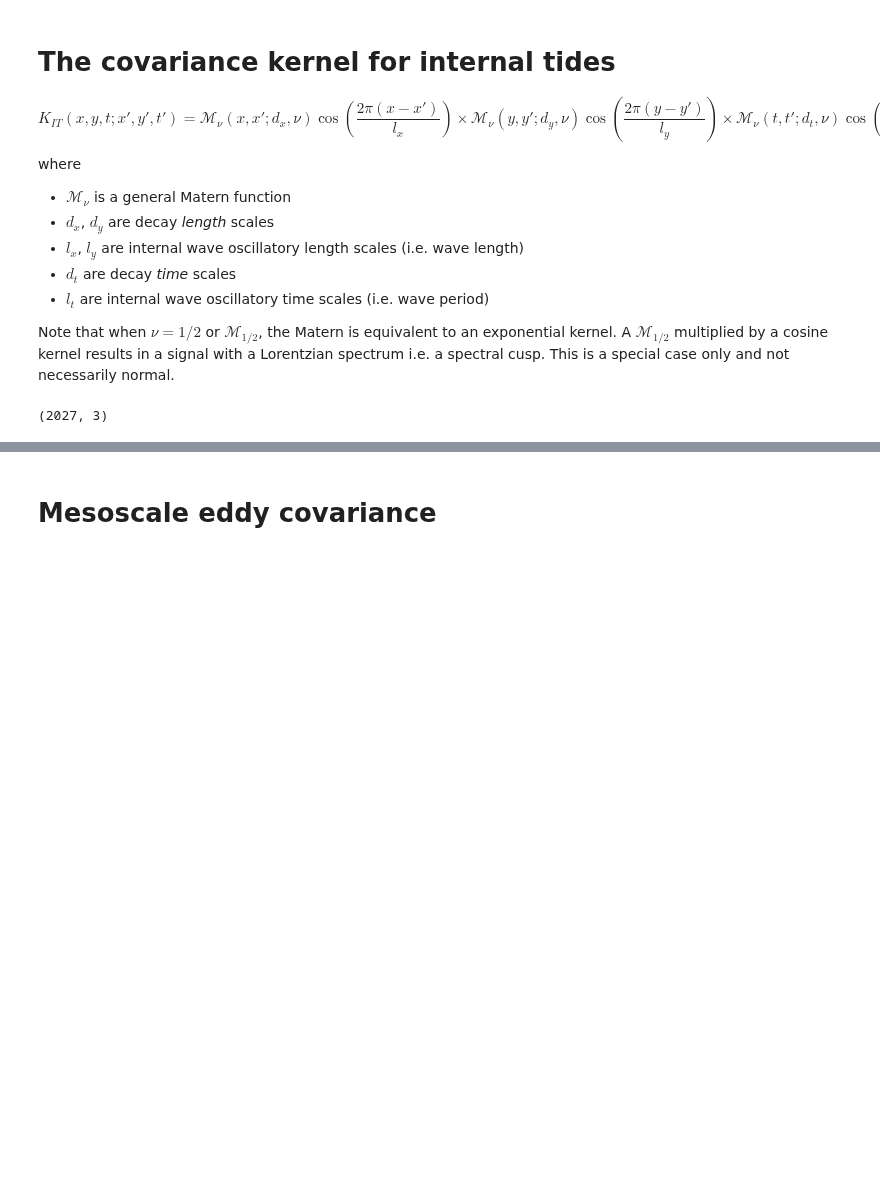
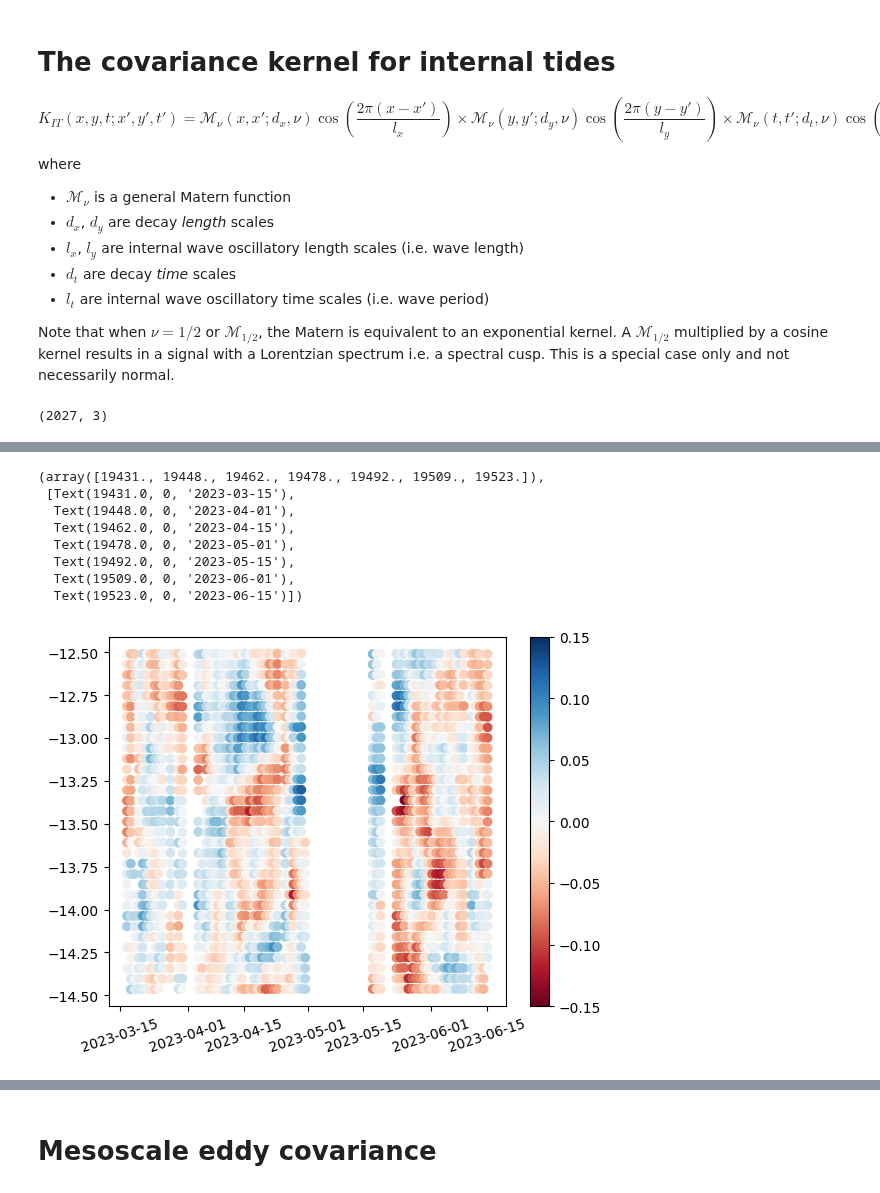
Before and after one commit to TIDE-ITRH/swot_adac_naust, a Jupyter notebook: NOTEBOOKS/swot_internalwave_gp.ipynb, the cells around one changed output, grey strips where cells are left out. Cells and saved outputs as stored; diff of their text form; code cells hidden in the pictures; blank space fills up the shorter version.

```diff
--- a/NOTEBOOKS/swot_internalwave_gp.ipynb
+++ b/NOTEBOOKS/swot_internalwave_gp.ipynb
@@ -115,0 +167,28 @@ Wall time: 1.25 s
+# %%
+%%time
+
+covfunc = K_itide_3d_gamma
+eta = 0.04
+dxy = 25.
+dt = 3.
+lt = 0.5
+gamma_t = 1.5
+gamma_xy = 1.5
+
+noise = 0.001
+
+cov_kwargs = {}
+#####
+
+covparams_it = (eta, dxy, dt, lt, gamma_t, gamma_xy)
+
+GP = GPtideScipy(XYT, XYT.copy(), noise, covfunc, covparams_it, cov_kwargs=cov_kwargs)
+
+# Use the .prior() method to obtain some samples
+zd = GP.prior(samples=1)
+
+plt.figure()
+plt.scatter(swot.time.values, swot.latitude.values, c=zd.ravel(), cmap='RdBu', vmin=-0.15, vmax=0.15)
+plt.colorbar()
+plt.xticks(rotation=18)
+# %% [output]
@@ -115,0 +197,9 @@ Wall time: 1.25 s
+(array([19431., 19448., 19462., 19478., 19492., 19509., 19523.]),
+ [Text(19431.0, 0, '2023-03-15'),
+  Text(19448.0, 0, '2023-04-01'),
+  Text(19462.0, 0, '2023-04-15'),
+  Text(19478.0, 0, '2023-05-01'),
+  Text(19492.0, 0, '2023-05-15'),
+  Text(19509.0, 0, '2023-06-01'),
+  Text(19523.0, 0, '2023-06-15')])
+[figure, added]
```
Also changed, not shown: parts of 8 cells of this notebook, 5 other files.
